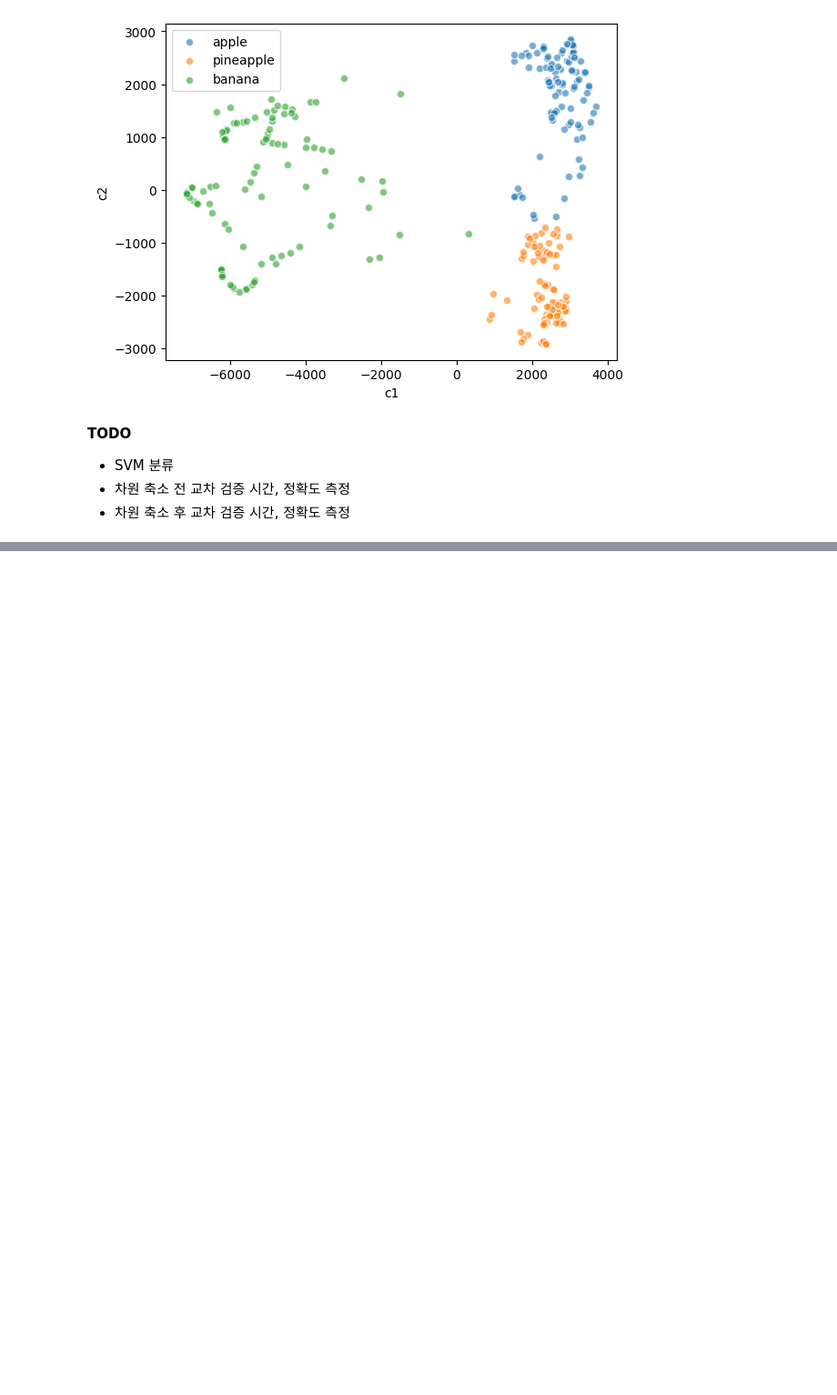
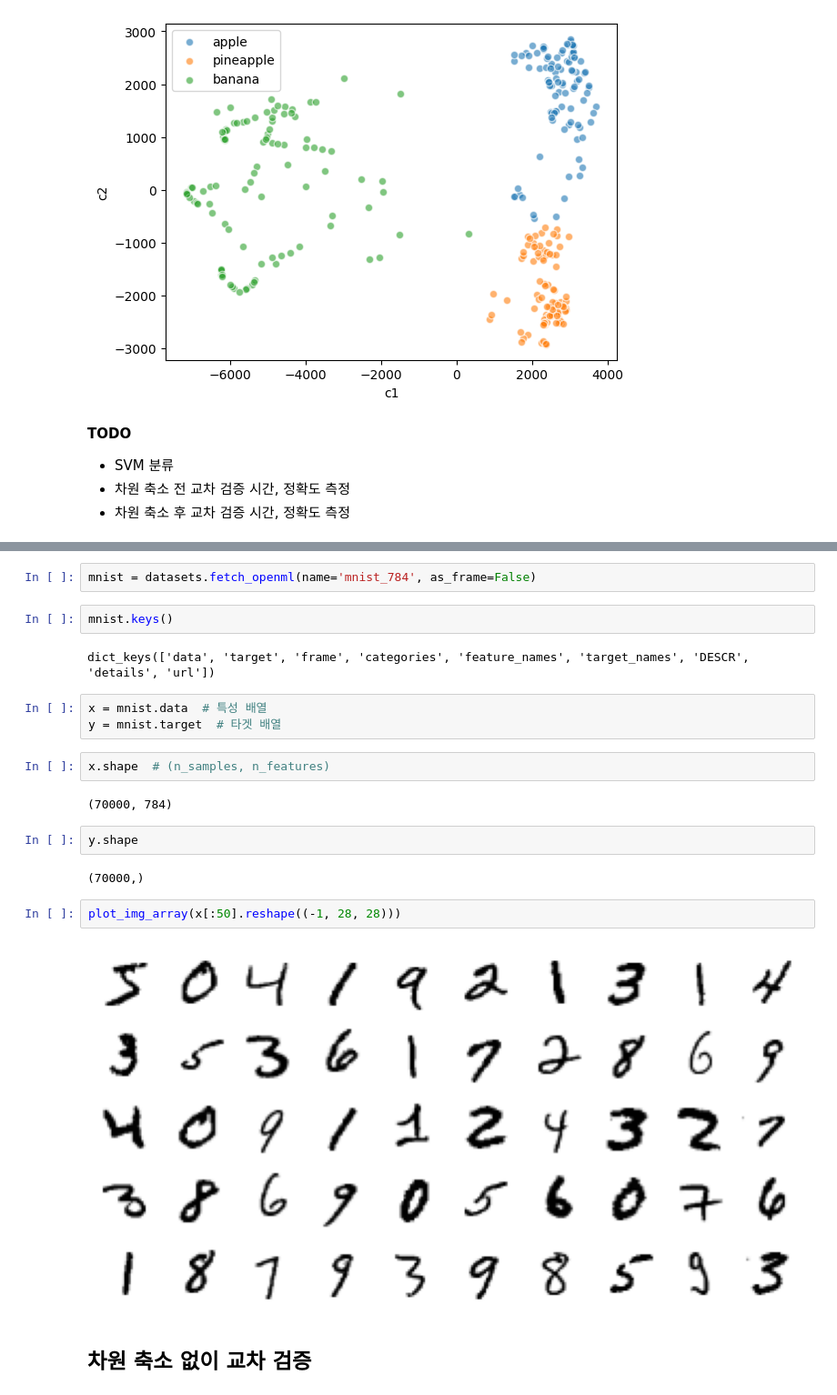
Before and after one commit to JakeOh/202605_BD57, a Jupyter notebook: lab_ml/ml15_pca.ipynb, the cells around one changed output, grey strips where cells are left out. Shown at 91% size. Cells and saved outputs as stored; diff of their text form; blank space fills up the shorter version.

Commit message:
MNIST 데이터셋. PCA. 차원 축소. 분류 모델 훈련과 평가.

```diff
--- a/lab_ml/ml15_pca.ipynb
+++ b/lab_ml/ml15_pca.ipynb
@@ -401,0 +404,23 @@ plt.show()
+# %%
+mnist = datasets.fetch_openml(name='mnist_784', as_frame=False)
+# %%
+mnist.keys()
+# %% [output]
+dict_keys(['data', 'target', 'frame', 'categories', 'feature_names', 'target_names', 'DESCR', 'details', 'url'])
+# %%
+x = mnist.data  # 특성 배열
+y = mnist.target  # 타겟 배열
+# %%
+x.shape  # (n_samples, n_features)
+# %% [output]
+(70000, 784)
+# %%
+y.shape
+# %% [output]
+(70000,)
+# %%
+plot_img_array(x[:50].reshape((-1, 28, 28)))
+# %% [output]
+[figure, added]
+# %% [markdown]
+## 차원 축소 없이 교차 검증
```
Also changed, not shown: parts of 10 cells of this notebook.
